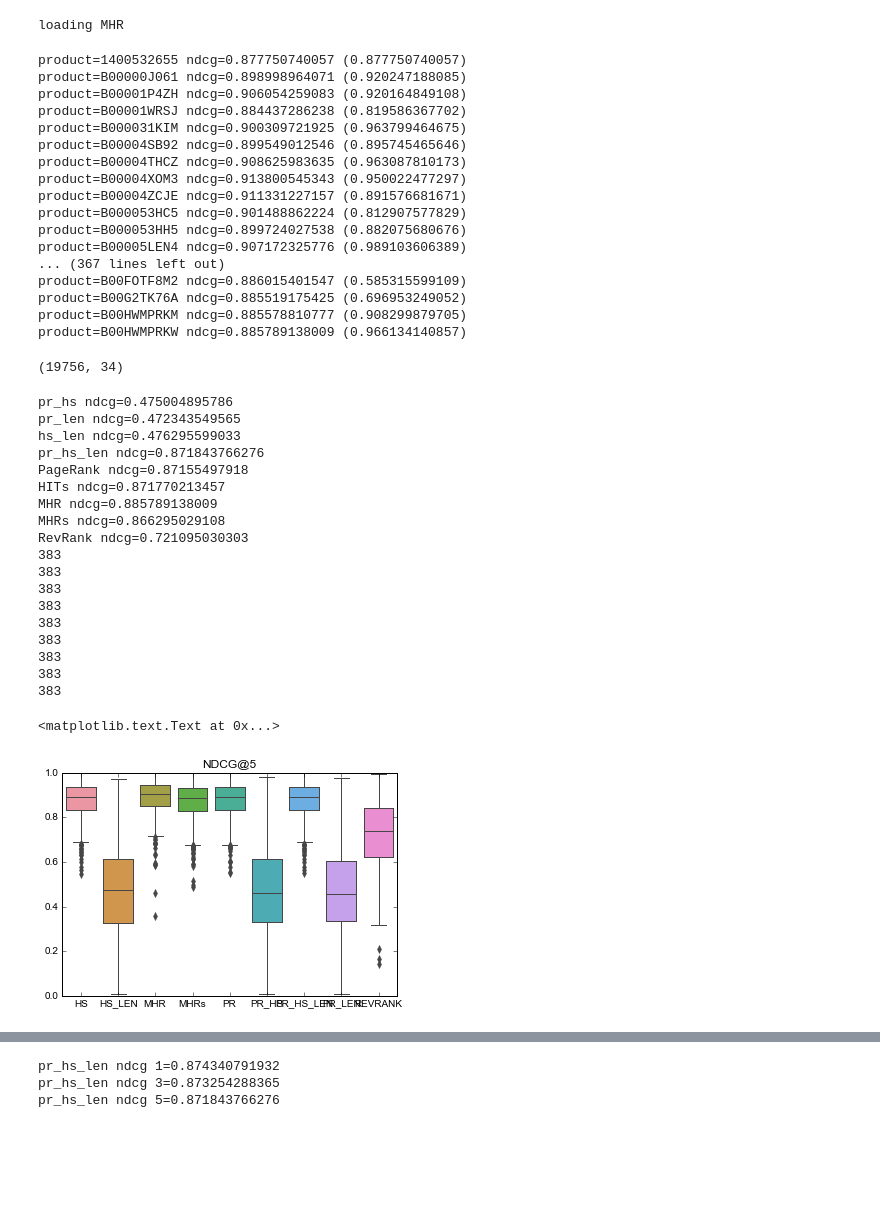
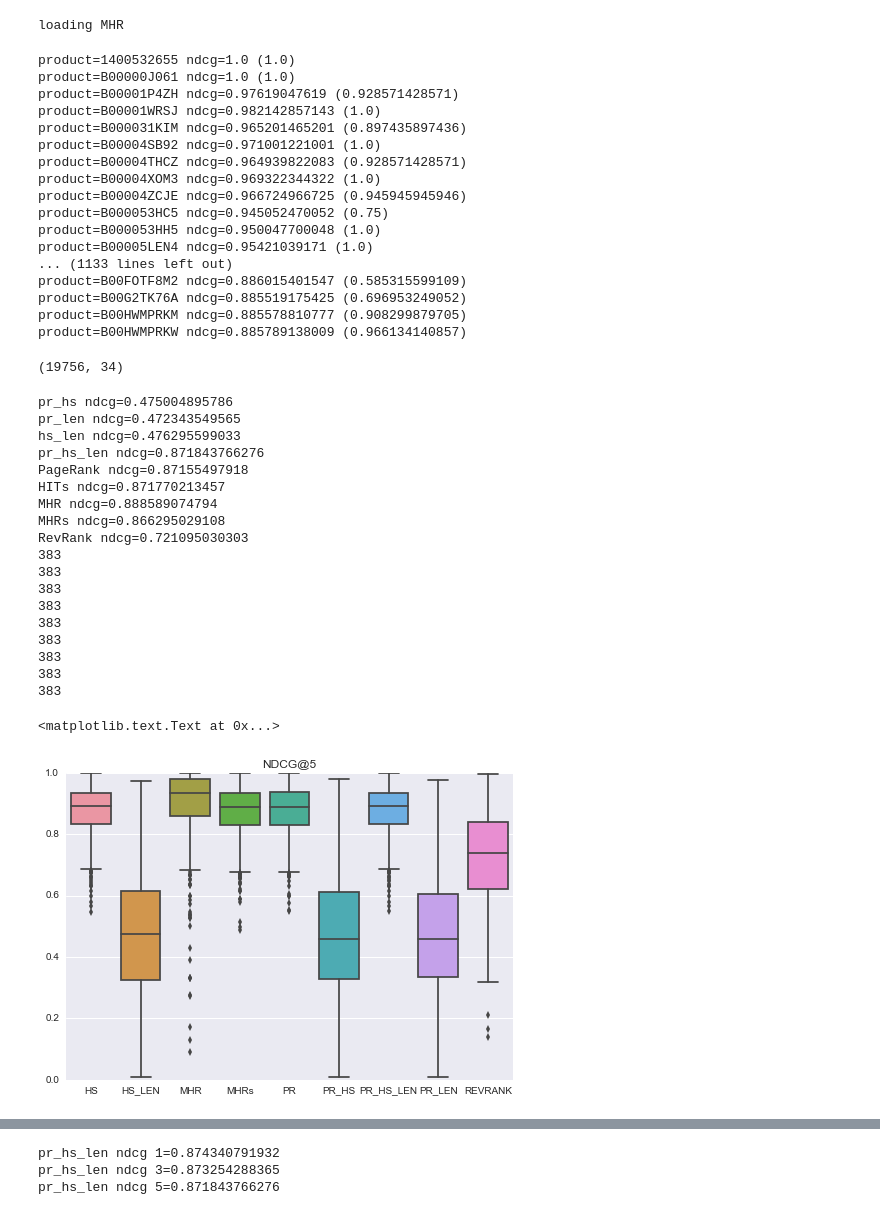
Before and after one commit to vwoloszyn/MRR, a Jupyter notebook: PR_HS_LEN_combined.ipynb, the cells around one changed output, grey strips where cells are left out. Cells and saved outputs as stored; diff of their text form; code cells hidden in the pictures; blank space fills up the shorter version.

```diff
--- a/PR_HS_LEN_combined.ipynb
+++ b/PR_HS_LEN_combined.ipynb
@@ -69,21 +69,23 @@ reviews_features['helpfulness']=reviews_features.apply(helpf,axis=1)
 reviews_features['tot']=reviews_features.apply(tot,axis=1)
 
 
-reviews_features,ndcg_mhr = mhr.executeFromDf(reviews_features)
+reviews_features,ndcg_mrr_1 = mhr.executeFromDf(reviews_features, 0.9, -0.12, 1)
+reviews_features,ndcg_mrr_3 = mhr.executeFromDf(reviews_features, 0.9, -0.12, 3)
+reviews_features,ndcg_mrr_5 = mhr.executeFromDf(reviews_features, 0.9, -0.12, 5)
 # %% [output]
-product=1400532655 ndcg=0.877750740057 (0.877750740057)
-product=B00000J061 ndcg=0.898998964071 (0.920247188085)
-product=B00001P4ZH ndcg=0.906054259083 (0.920164849108)
-product=B00001WRSJ ndcg=0.884437286238 (0.819586367702)
-product=B000031KIM ndcg=0.900309721925 (0.963799464675)
-product=B00004SB92 ndcg=0.899549012546 (0.895745465646)
-product=B00004THCZ ndcg=0.908625983635 (0.963087810173)
-product=B00004XOM3 ndcg=0.913800545343 (0.950022477297)
-product=B00004ZCJE ndcg=0.911331227157 (0.891576681671)
-product=B000053HC5 ndcg=0.901488862224 (0.812907577829)
-product=B000053HH5 ndcg=0.899724027538 (0.882075680676)
-product=B00005LEN4 ndcg=0.907172325776 (0.989103606389)
-... (367 lines left out)
+product=1400532655 ndcg=1.0 (1.0)
+product=B00000J061 ndcg=1.0 (1.0)
+product=B00001P4ZH ndcg=0.97619047619 (0.928571428571)
+product=B00001WRSJ ndcg=0.982142857143 (1.0)
+product=B000031KIM ndcg=0.965201465201 (0.897435897436)
+product=B00004SB92 ndcg=0.971001221001 (1.0)
+product=B00004THCZ ndcg=0.964939822083 (0.928571428571)
+product=B00004XOM3 ndcg=0.969322344322 (1.0)
+product=B00004ZCJE ndcg=0.966724966725 (0.945945945946)
+product=B000053HC5 ndcg=0.945052470052 (0.75)
+product=B000053HH5 ndcg=0.950047700048 (1.0)
+product=B00005LEN4 ndcg=0.95421039171 (1.0)
+... (1133 lines left out)
 product=B00FOTF8M2 ndcg=0.886015401547 (0.585315599109)
 product=B00G2TK76A ndcg=0.885519175425 (0.696953249052)
 product=B00HWMPRKM ndcg=0.885578810777 (0.908299879705)
@@ -127,7 +129,7 @@ print ("HITs ndcg="+str(np.mean(ndcg_hs)))
 
 #ndcg_mhr=ndcg.calc_ndcg(reviews_features,'powerWithStar',k)
 corr_mhr=ndcg.calc_corr(reviews_features,'powerWithStar')
-print ("MHR ndcg="+str(np.mean(ndcg_mhr)))
+print ("MHR ndcg="+str(np.mean(ndcg_mrr_5)))
 
 ndcg_mhrs=ndcg.calc_ndcg(reviews_features,'MHRs',k)
 corr_mhrs=ndcg.calc_corr(reviews_features,'MHRs')
@@ -143,7 +145,7 @@ print (len(ndcg_hs_len))
 print (len(ndcg_pr_hs_len))
 print (len(ndcg_hs))
 print (len(ndcg_pr))
-print (len(ndcg_mhr))
+print (len(ndcg_mrr_5))
 print (len(ndcg_mhrs))
 print (len(ndcg_revRank))
 
@@ -152,36 +154,36 @@ tip['PR_HS']=ndcg_pr_hs
 tip['PR_LEN']=ndcg_pr_len
 tip['HS_LEN']=ndcg_hs_len
 tip['PR_HS_LEN']=ndcg_pr_hs_len
 tip['HS']=ndcg_hs
 tip['PR']=ndcg_pr
-tip['MHR']=ndcg_mhr
+tip['MHR']=ndcg_mrr_5
 tip['MHRs']=ndcg_mhrs
 tip['REVRANK']=ndcg_revRank
 df = pd.DataFrame(tip)
 ax = sns.boxplot(data=df)
 #ax = sns.swarmplot(data=df, color=".25")
 ax.set_title('NDCG@'+str(k))
 # %% [output]
 pr_hs ndcg=0.475004895786
 pr_len ndcg=0.472343549565
 hs_len ndcg=0.476295599033
 pr_hs_len ndcg=0.871843766276
 PageRank ndcg=0.87155497918
 HITs ndcg=0.871770213457
-MHR ndcg=0.885789138009
+MHR ndcg=0.888589074794
 MHRs ndcg=0.866295029108
 RevRank ndcg=0.721095030303
 383
 383
 383
 383
 383
 383
 383
 383
 383
 <matplotlib.text.Text at 0x...>
-[figure, old version]
+[figure, new version]
 # %%
 import matplotlib as mpl
 mpl.rcParams.update(mpl.rcParamsDefault)
```
Also changed, not shown: parts of 5 cells of this notebook, 2 other files.
